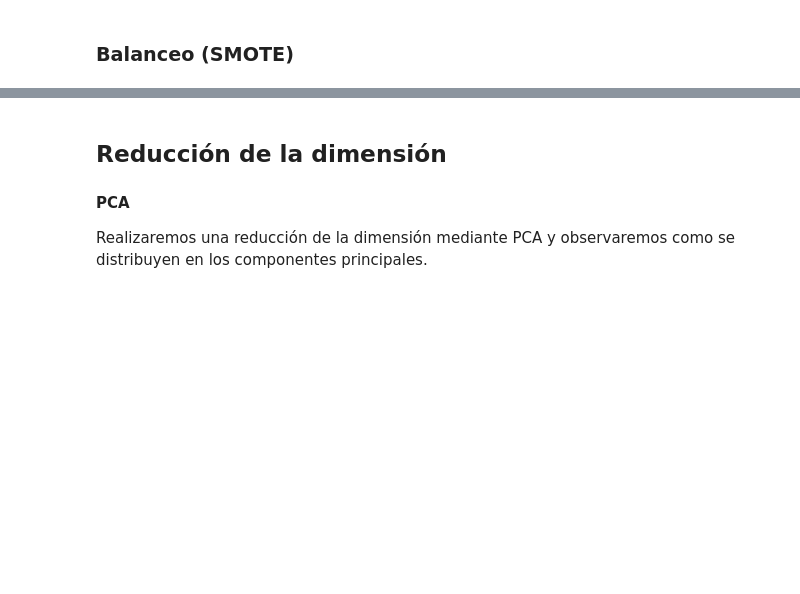
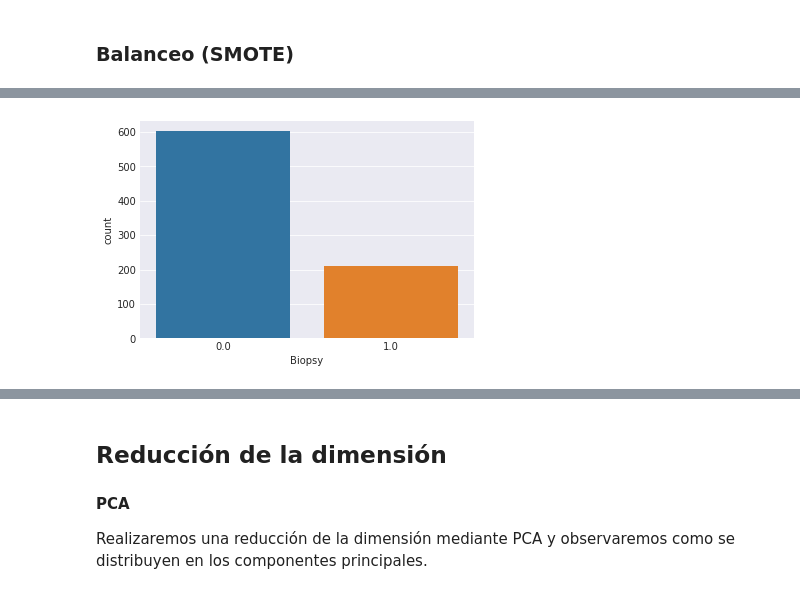
Before and after one commit to nelsonsp2/AAD, a Jupyter notebook: Proyecto2/Proyecto2.ipynb, the cells around one changed output, grey strips where cells are left out. Saved outputs shown, nothing was run; the diff lists cells and outputs as text; code cells hidden in the pictures; blank space fills up the shorter version.

```diff
--- a/Proyecto2/Proyecto2.ipynb
+++ b/Proyecto2/Proyecto2.ipynb
@@ -246,0 +272,4 @@ y_res.value_counts()
+# %%
+sns.countplot(x=y_res);
+# %% [output]
+[figure, added]
```
Also changed, not shown: parts of 301 cells of this notebook, 17 other files.
